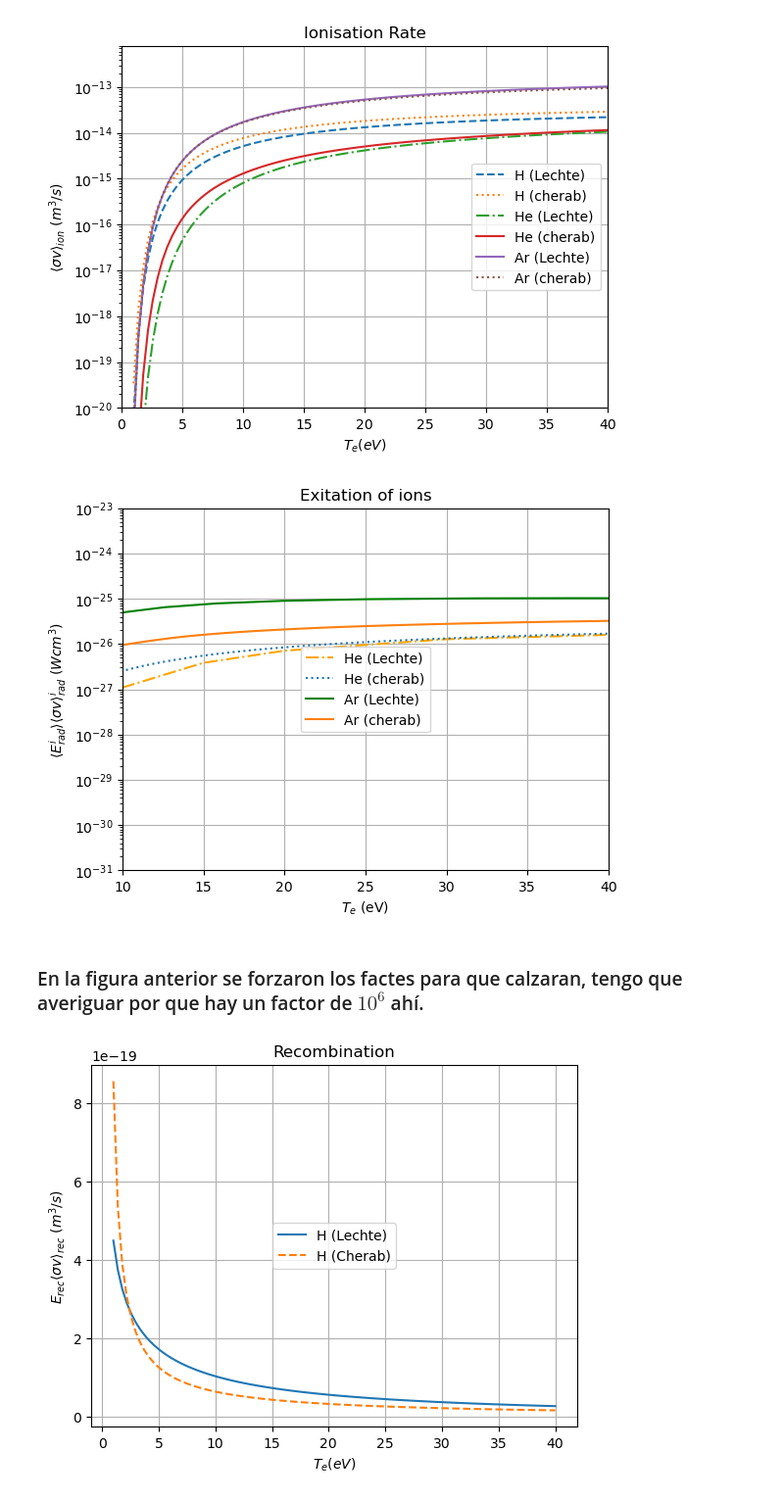
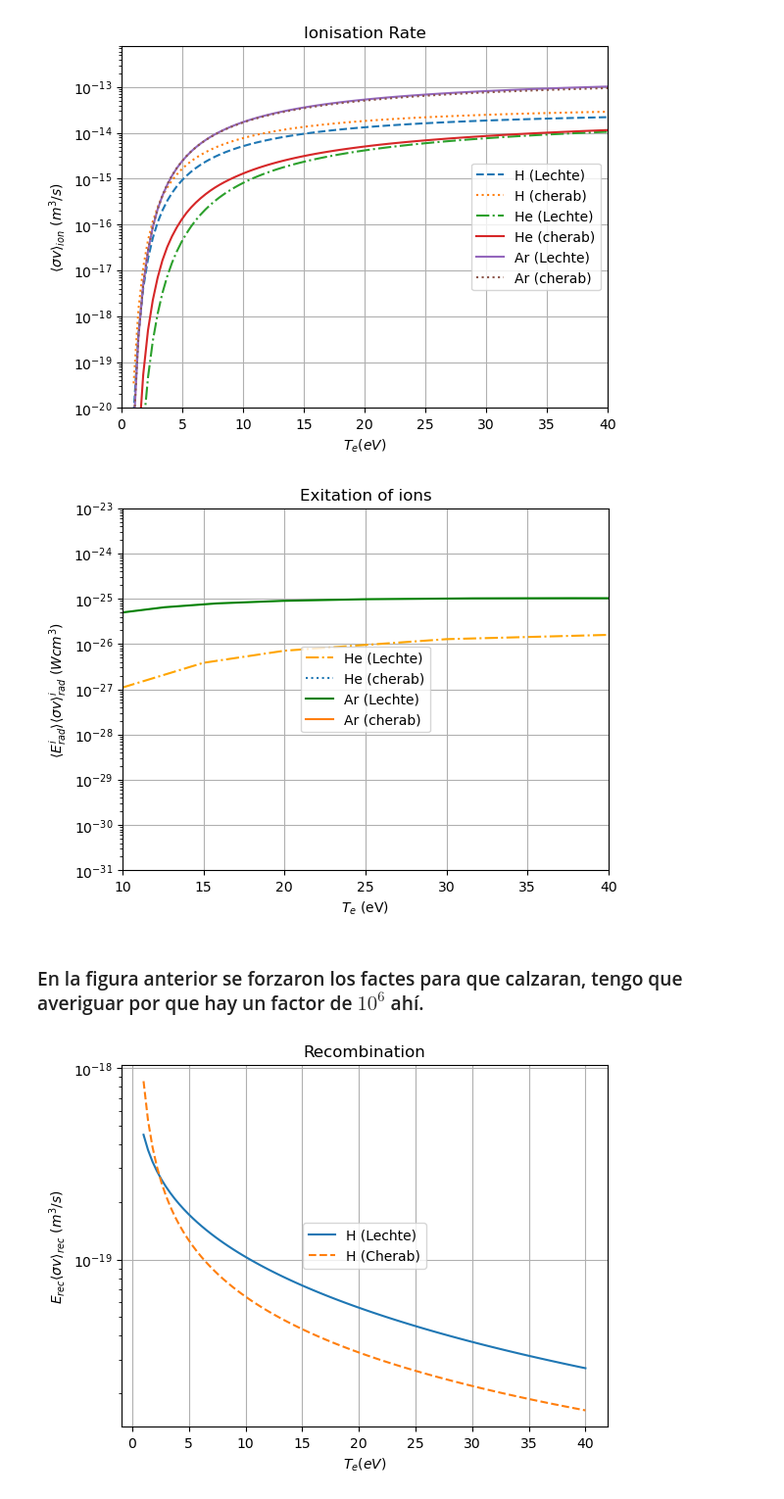
Before and after one commit to Aaron299792/Balance-Global-de-Potencia, a Jupyter notebook: notebook/Proyecto_GPB.ipynb, the cells around one changed output. Shown at 98% size. Saved outputs shown, nothing was run; the diff lists cells and outputs as text; code cells hidden in the pictures.

```diff
--- a/notebook/Proyecto_GPB.ipynb
+++ b/notebook/Proyecto_GPB.ipynb
@@ -133,9 +133,9 @@ EsigmavHe_radi = np.array([1.0e-74, 1.0e-74, 2.33e-61, 6.68e-51, 2.4e-43,2.1e-37
 EsigmavAr_radi = np.array([3.72e-31, 4.79e-30, 3.69e-29,  1.92e-28, 7.43e-28, 2.27e-27, 5.68e-27,1.20e-26,2.17e-26,3.47e-26, 4.97e-26, 6.49e-26, 7.88e-26, 8.99e-26, 9.77e-26, 1.02e-25, 1.03e-25,1.02e-25, 9.82e-26, 9.33e-26])
 
 plt.plot(TeHe, EsigmavHe_radi, '-.', color='orange',label='He (Lechte)');
-plt.plot(T_array, 1e6*he_radi_rate, ':',label='He (cherab)');
+plt.plot(T_array, he_radi_rate, ':',label='He (cherab)');
 plt.plot(TeAr, EsigmavAr_radi, 'g', label='Ar (Lechte)');
-plt.plot(T_array, 1e6*ar_radi_rate,label='Ar (cherab)');
+plt.plot(T_array, ar_radi_rate,label='Ar (cherab)');
 plt.yscale('log')
 plt.xlabel(r'$T_e$ (eV)')
 plt.title('Exitation of ions')
@@ -145,22 +145,23 @@ plt.ylabel(r'$\langle E_{rad}^i \rangle\langle \sigma v \rangle_{rad}^i$ ($W cm^
 plt.legend(loc='center');
 plt.grid(True)
 # %% [output]
-[figure, old version]
+[figure, new version]
 # %% [markdown]
 ### En la figura anterior se forzaron los factes para que calzaran, tengo que averiguar por que hay un factor de $10^6$ ahí.
 # %%
 def sigmav_rec(Te):
     Z = 13.6 / Te
-    return 1.27e-19*np.pow(Z, 1.5) / (Z + 0.59)
+    return 1.27e-19*np.power(Z, 1.5) / (Z + 0.59)
 
-plt.plot(T_array, sigmav_rec(T_array), label='H (Lechte)');
+rec_rate = sigmav_rec(T_array)
+plt.plot(T_array, rec_rate, label='H (Lechte)');
 plt.plot(T_array, h_rec_rate, '--',label='H (Cherab)');
 plt.ylabel(r'$E_{rec}\langle \sigma v\rangle_{rec}$ $(m^3/s)$')
 plt.xlabel(r'$T_e(eV)$')
 plt.yscale('log')
 plt.title('Recombination')
 plt.legend(loc='center')
 plt.grid(True)
 # %% [output]
-[figure, old version]
+[figure, new version]
 # %% [markdown]
```
Also changed, not shown: parts of 10 cells of this notebook.
